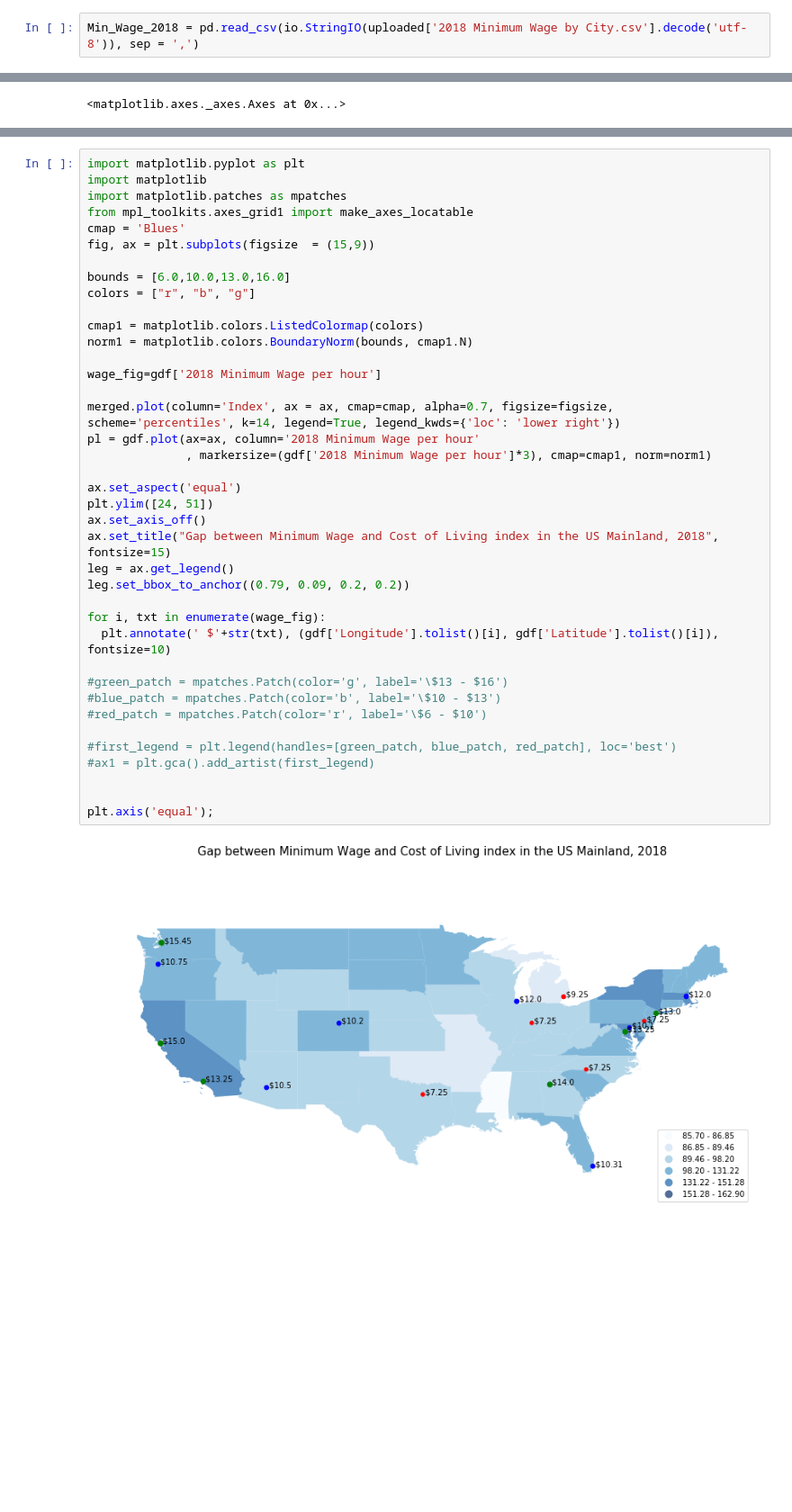
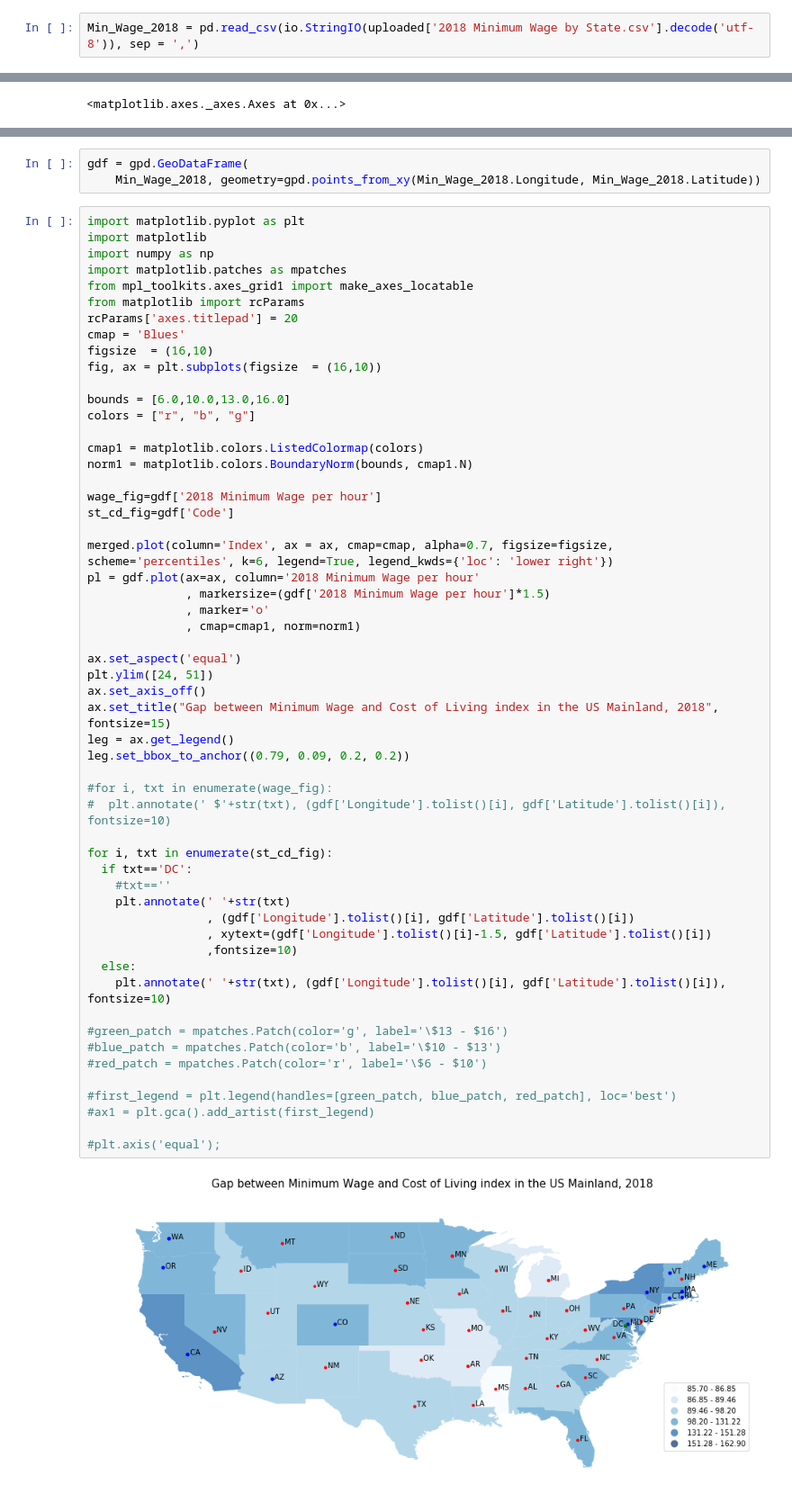
Before and after one commit to Saranyanv/test, a Jupyter notebook: 455_Assignment5.ipynb, the cells around one changed output, grey strips where cells are left out. Shown at 90% size. Saved outputs shown, nothing was run; the diff lists cells and outputs as text; blank space fills up the shorter version.

```diff
--- a/455_Assignment5.ipynb
+++ b/455_Assignment5.ipynb
@@ -53,5 +59,5 @@ Saving 2018 Minimum Wage by City.csv to 2018 Minimum Wage by City (2).csv
 # %%
-Min_Wage_2018 = pd.read_csv(io.StringIO(uploaded['2018 Minimum Wage by City.csv'].decode('utf-8')), sep = ',')
+Min_Wage_2018 = pd.read_csv(io.StringIO(uploaded['2018 Minimum Wage by State.csv'].decode('utf-8')), sep = ',')
 # %%
 world = gpd.read_file(gpd.datasets.get_path('naturalearth_lowres'))
 # %%
@@ -264,44 +270,63 @@ leg.set_bbox_to_anchor((0.79, 0.09, 0.2, 0.2))
 #plt.axis('equal');
 # %% [output]
 [figure]
+# %%
+gdf = gpd.GeoDataFrame(
+    Min_Wage_2018, geometry=gpd.points_from_xy(Min_Wage_2018.Longitude, Min_Wage_2018.Latitude))
 # %%
 import matplotlib.pyplot as plt
 import matplotlib
+import numpy as np
 import matplotlib.patches as mpatches
 from mpl_toolkits.axes_grid1 import make_axes_locatable
+from matplotlib import rcParams
+rcParams['axes.titlepad'] = 20
 cmap = 'Blues'
-fig, ax = plt.subplots(figsize  = (15,9))
+figsize  = (16,10)
+fig, ax = plt.subplots(figsize  = (16,10))
 
 bounds = [6.0,10.0,13.0,16.0]
 colors = ["r", "b", "g"]
 
 cmap1 = matplotlib.colors.ListedColormap(colors)
 norm1 = matplotlib.colors.BoundaryNorm(bounds, cmap1.N)
 
 wage_fig=gdf['2018 Minimum Wage per hour']
+st_cd_fig=gdf['Code']
 
-merged.plot(column='Index', ax = ax, cmap=cmap, alpha=0.7, figsize=figsize, scheme='percentiles', k=14, legend=True, legend_kwds={'loc': 'lower right'})
+merged.plot(column='Index', ax = ax, cmap=cmap, alpha=0.7, figsize=figsize, scheme='percentiles', k=6, legend=True, legend_kwds={'loc': 'lower right'})
 pl = gdf.plot(ax=ax, column='2018 Minimum Wage per hour'
-              , markersize=(gdf['2018 Minimum Wage per hour']*3), cmap=cmap1, norm=norm1)
+              , markersize=(gdf['2018 Minimum Wage per hour']*1.5)
+              , marker='o'
+              , cmap=cmap1, norm=norm1)
 
 ax.set_aspect('equal')
 plt.ylim([24, 51])
 ax.set_axis_off()
 ax.set_title("Gap between Minimum Wage and Cost of Living index in the US Mainland, 2018", fontsize=15)
 leg = ax.get_legend()
 leg.set_bbox_to_anchor((0.79, 0.09, 0.2, 0.2))
 
-for i, txt in enumerate(wage_fig):
-  plt.annotate(' $'+str(txt), (gdf['Longitude'].tolist()[i], gdf['Latitude'].tolist()[i]), fontsize=10)
+#for i, txt in enumerate(wage_fig):
+#  plt.annotate(' $'+str(txt), (gdf['Longitude'].tolist()[i], gdf['Latitude'].tolist()[i]), fontsize=10)
+
+for i, txt in enumerate(st_cd_fig):
+  if txt=='DC':
+    #txt==''
+    plt.annotate(' '+str(txt)
+                 , (gdf['Longitude'].tolist()[i], gdf['Latitude'].tolist()[i])
+                 , xytext=(gdf['Longitude'].tolist()[i]-1.5, gdf['Latitude'].tolist()[i])
+                 ,fontsize=10)
+  else:
+    plt.annotate(' '+str(txt), (gdf['Longitude'].tolist()[i], gdf['Latitude'].tolist()[i]), fontsize=10)
 
 #green_patch = mpatches.Patch(color='g', label='\$13 - $16')
 #blue_patch = mpatches.Patch(color='b', label='\$10 - $13')
 #red_patch = mpatches.Patch(color='r', label='\$6 - $10')
 
 #first_legend = plt.legend(handles=[green_patch, blue_patch, red_patch], loc='best')
 #ax1 = plt.gca().add_artist(first_legend)
 
-
-plt.axis('equal');
+#plt.axis('equal');
 # %% [output]
-[figure, old version]
+[figure, new version]
```
Also changed, not shown: parts of 9 cells of this notebook.
